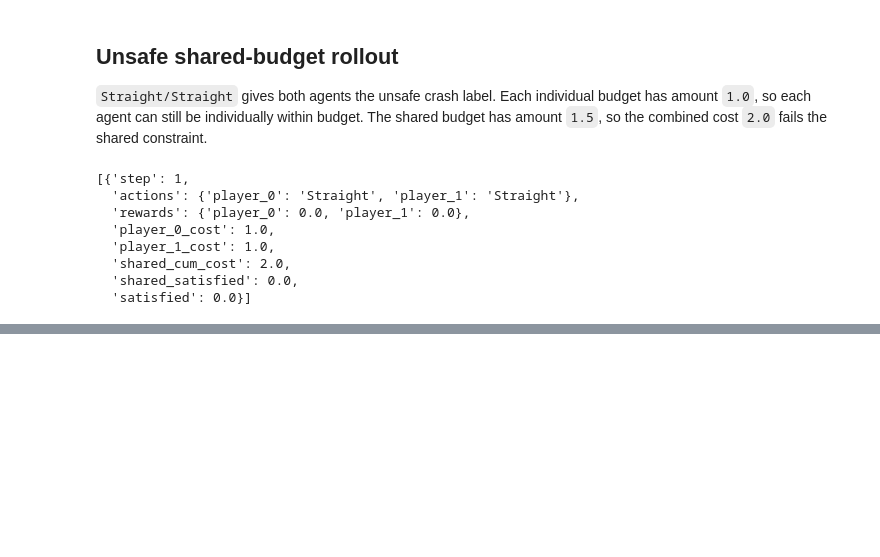
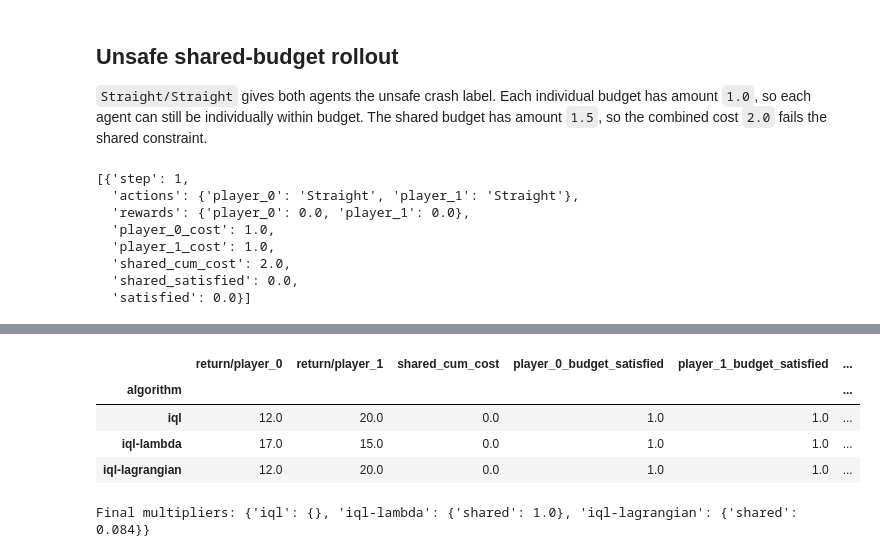
Before and after one commit to sacktock/MASA-Safe-RL, a Jupyter notebook: notebooks/tutorials/12_multi_agent_cmg.ipynb, the cells around one changed output, grey strips where cells are left out. Cells and saved outputs as stored; diff of their text form; code cells hidden in the pictures; blank space fills up the shorter version.

```diff
--- a/notebooks/tutorials/12_multi_agent_cmg.ipynb
+++ b/notebooks/tutorials/12_multi_agent_cmg.ipynb
@@ -249,0 +283,42 @@ assert unsafe_episode_metrics["satisfied"] == 0.0
+# %%
+TRAIN_EPISODES = int(os.environ.get("MASA_CMG_EPISODES", "30"))
+HORIZON = 8
+EVAL_EPISODES = 12
+assert TRAIN_EPISODES > 0
+
+results = run_comparison(
+    episodes=TRAIN_EPISODES,
+    horizon=HORIZON,
+    eval_episodes=EVAL_EPISODES,
+    seed=0,
+    cost_lambda=1.0,
+    lambda_lr=0.02,
+    dual_update_every=5,
+)
+
+# Greedy evaluation changes no Q-table, epsilon schedule, or dual state.
+metrics_to_report = [
+    "return/player_0",
+    "return/player_1",
+    "shared_cum_cost",
+    "player_0_budget_satisfied",
+    "player_1_budget_satisfied",
+    "shared_satisfied",
+    "satisfied",
+]
+summary = pd.DataFrame({
+    name: pd.DataFrame(result["eval"])[metrics_to_report].mean()
+    for name, result in results.items()
+}).T
+summary.index.name = "algorithm"
+display(summary)
+print("Final multipliers:", {
+    name: result["multipliers"] for name, result in results.items()
+})
+# %% [output]
+|  | return/player_0 | return/player_1 | shared_cum_cost | player_0_budget_satisfied | player_1_budget_satisfied | ... |
+| algorithm |  |  |  |  |  | ... |
+| iql | 12.0 | 20.0 | 0.0 | 1.0 | 1.0 | ... |
+| iql-lambda | 17.0 | 15.0 | 0.0 | 1.0 | 1.0 | ... |
+| iql-lagrangian | 12.0 | 20.0 | 0.0 | 1.0 | 1.0 | ... |
+Final multipliers: {'iql': {}, 'iql-lambda': {'shared': 1.0}, 'iql-lagrangian': {'shared': 0.084}}
```
Also changed, not shown: parts of 8 cells of this notebook.
